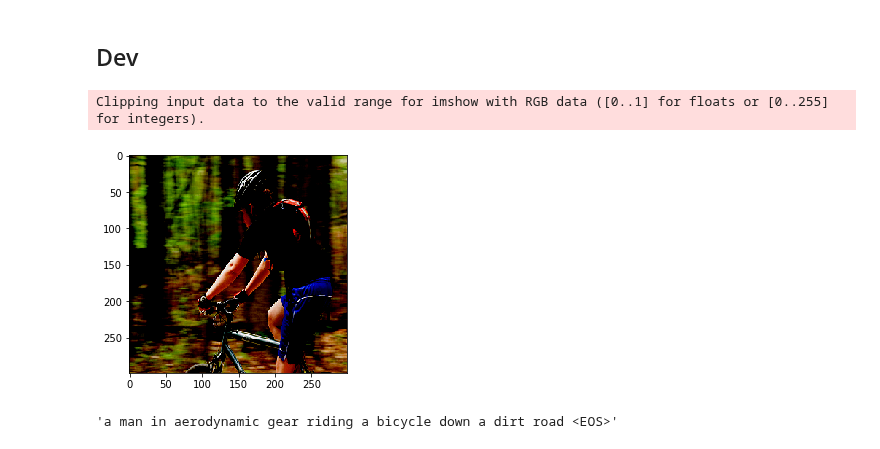
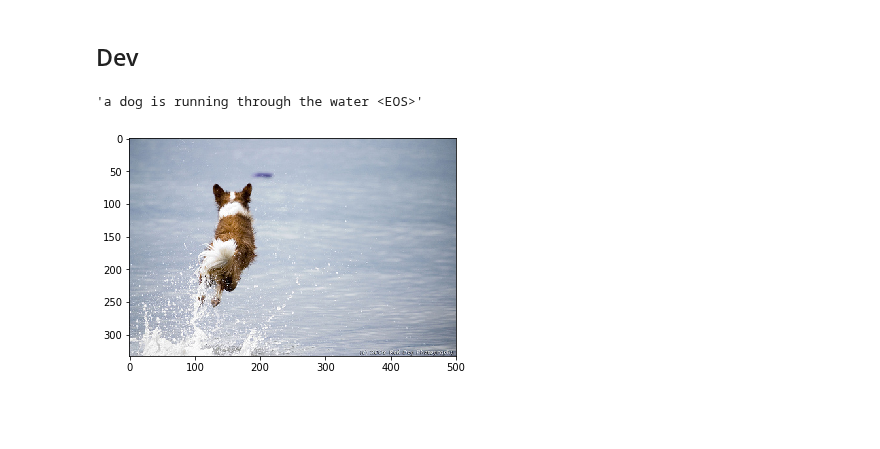
Before and after one commit to VIVelev/Image-Captioning, a Jupyter notebook: src/main.ipynb, the cells around one changed output. Saved outputs shown, nothing was run; the diff lists cells and outputs as text; code cells hidden in the pictures; blank space fills up the shorter version.

```diff
--- a/src/main.ipynb
+++ b/src/main.ipynb
@@ -671,15 +671,17 @@ KeyboardInterrupt:
 ***
 # %% [markdown]
 ## Dev
-# %%
-dev_image_descriptions['2431723485_bc6b8e6418']
-img = load_image('2431723485_bc6b8e6418')
-
-plt.imshow(img);
-# %% [output]
-Clipping input data to the valid range for imshow with RGB data ([0..1] for floats or [0..255] for integers).
-[figure, removed]
-# %%
-inference(img)
-# %% [output]
-'a man in aerodynamic gear riding a bicycle down a dirt road <EOS>'
+# %%
+def show_img(path_to_img):
+    img = Image.open(path_to_img)
+    img.load()
+    plt.imshow(np.asarray(img, dtype='int32'))
+# %%
+dev_image_descriptions['2405978603_6221b0c2e7']
+img_id = '2405978603_6221b0c2e7'
+# %%
+show_img(IMAGES_DIR+img_id+'.jpg')
+inference(load_image(img_id))
+# %% [output]
+'a dog is running through the water <EOS>'
+[figure, added]
```
